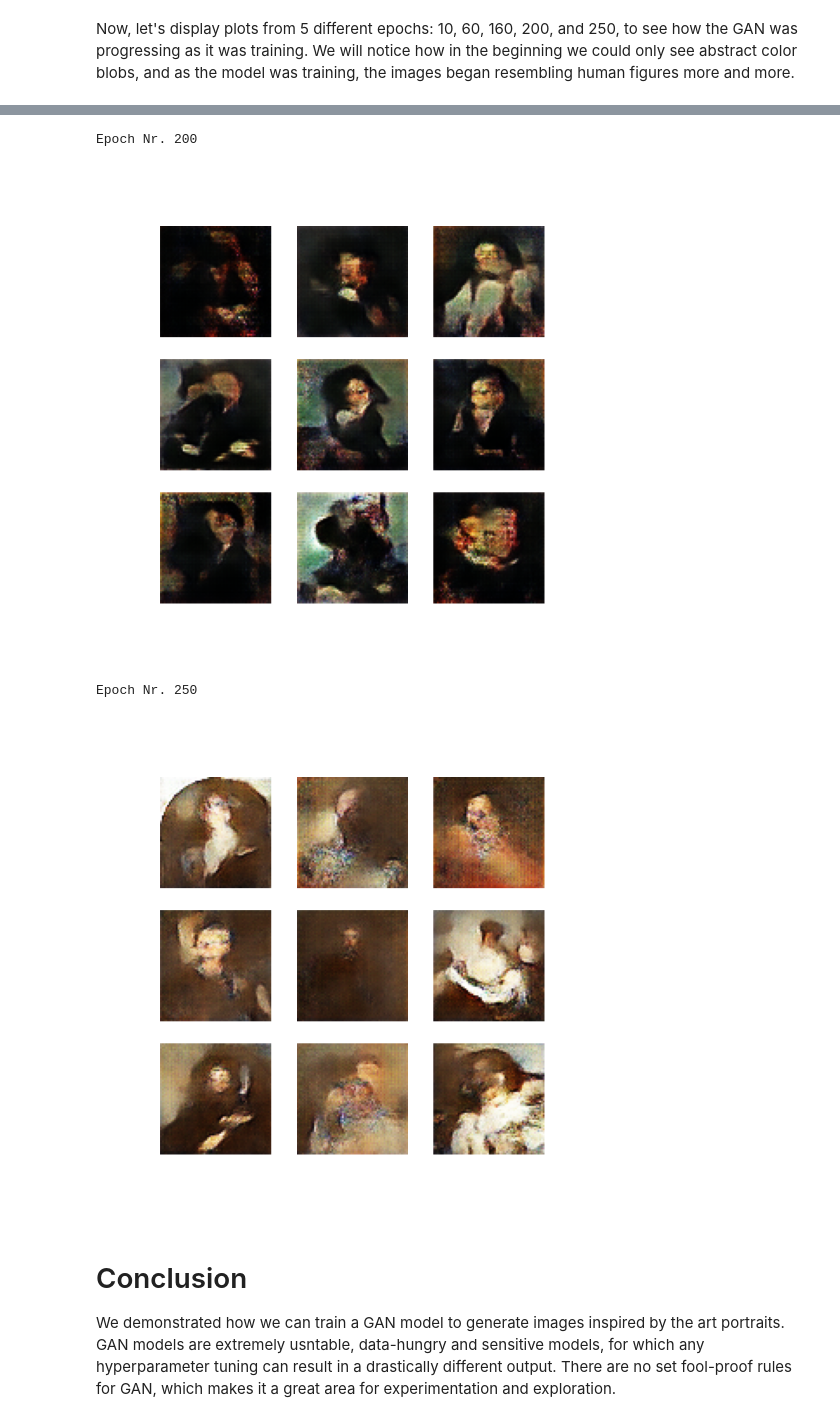
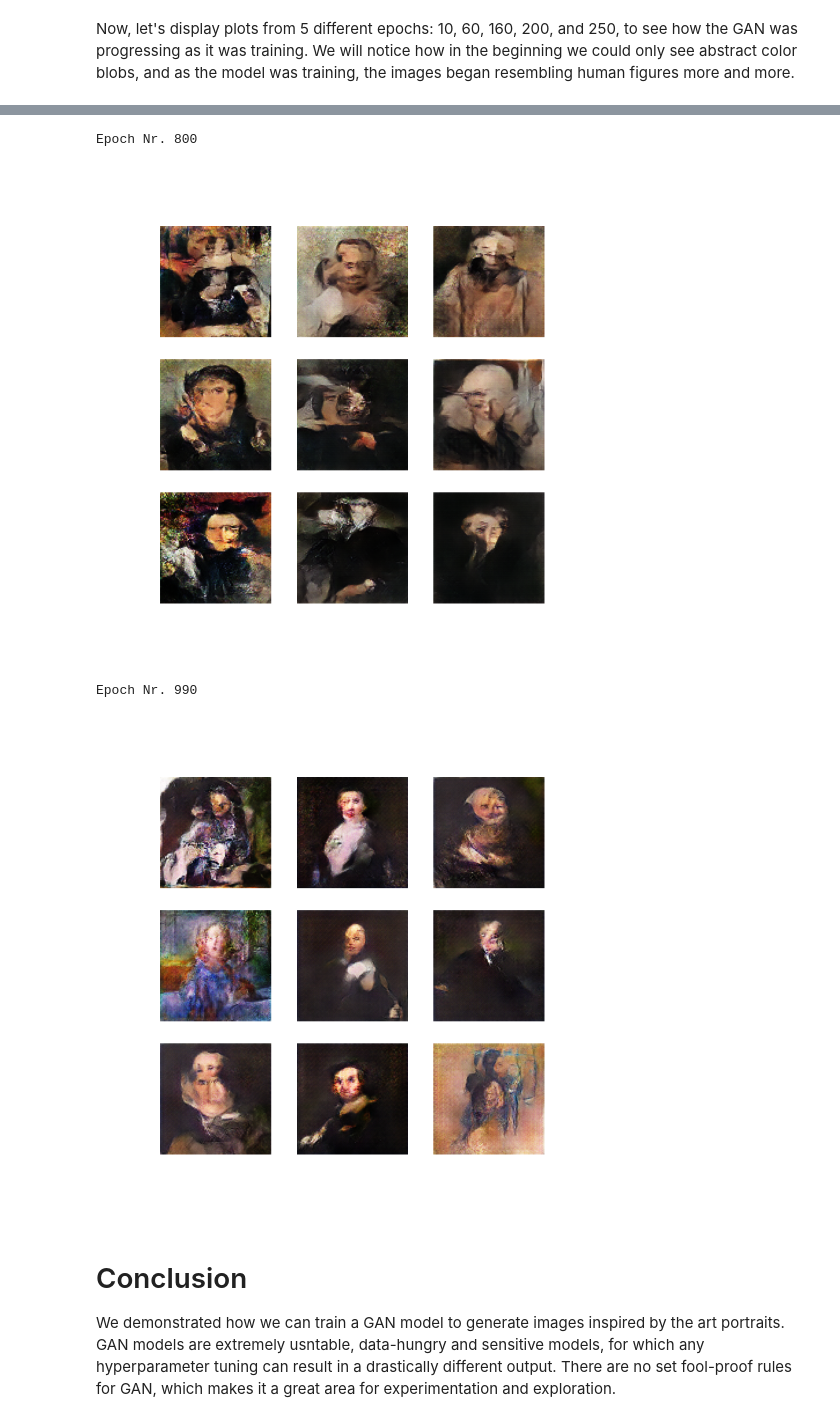
Before and after one commit to Coyote-Schmoyote/portrait-generation-dcgan, a Jupyter notebook: GAN_portrait.ipynb, the cells around one changed output, grey strips where cells are left out. Drawn from its saved outputs; the diff is of its cells as text; code cells hidden in the pictures.

Commit message:
1000 epochs

```diff
--- a/GAN_portrait.ipynb
+++ b/GAN_portrait.ipynb
@@ -60 +70,4 @@ project_folder = "/content/drive/MyDrive/ml-projects/GAN/Images/"
+# %%
+project_folder = "/content/drive/MyDrive/E資格機械学習プロジェクト/画像生成/"
+data_folder = os.path.join(project_folder, "data/")
 # %%
@@ -187,8 +200,8 @@ We can see that the quality differs quite a bit. 23x23 px size that we used for
 Now that we have familiarized ourselves with the images and decided on the size, let's save the size, that path, and the color channels as variables.
 In our previous project with MNIST handwritten-digit generation, we generated black and white images, and therefore we had only one color channel. This time, we are generated RGB images with 3 color channels.
 # %%
-size = 64
-path = project_folder
+size = 96
+path = data_folder
 color_channels = 3
 # %% [markdown]
 * First, let's write a function that will load the images into the `real_samples` array. We will tell the machine to try to read the imaged, resize them, convert them to RGB (because we are using open-cv, and as we remember, open-cv uses BGR instead of RGB), and append them to the array. We tell the algorithm to *try*, because some of the files in our relatively large dataset might be corrupted in one way or another, which may cause the function to crash. If we tell it to *try*, however, it will simply skip the files it cannot process.
@@ -426,7 +439,7 @@ Since there are no effective evaluation metrics for GAN models, we will have to
 
 Then, with the help of `ummarize_performance()` we will evaluate how weel the discriminator can distinguish between the real and fake images. Then, we will the model in the output folder.
 # %%
-output_folder = "/content/drive/MyDrive/ml-projects/GAN/output/"
+output_folder = os.path.join("/content/drive/MyDrive/E資格機械学習プロジェクト/画像生成/output/")
 output_images = os.path.join(output_folder, "images/")
 output_models = os.path.join(output_folder, "models/")
 # %%
@@ -547,13 +560,13 @@ Epoch Nr. 160
 # %%
-display_image(output_images, 200)
+display_image(output_images, 800)
 # %% [output]
-Epoch Nr. 200
+Epoch Nr. 800
-[figure, old version]
+[figure, new version]
 # %%
-display_image(output_images, 250)
+display_image(output_images, 990)
 # %% [output]
-Epoch Nr. 250
+Epoch Nr. 990
-[figure, old version]
+[figure, new version]
 # %% [markdown]
 # Conclusion
 We demonstrated how we can train a GAN model to generate images inspired by the art portraits. GAN models are extremely usntable, data-hungry and sensitive models, for which any hyperparameter tuning can result in a drastically different output. There are no set fool-proof rules for GAN, which makes it a great area for experimentation and exploration.
```
Also changed, not shown: parts of 32 cells of this notebook.
